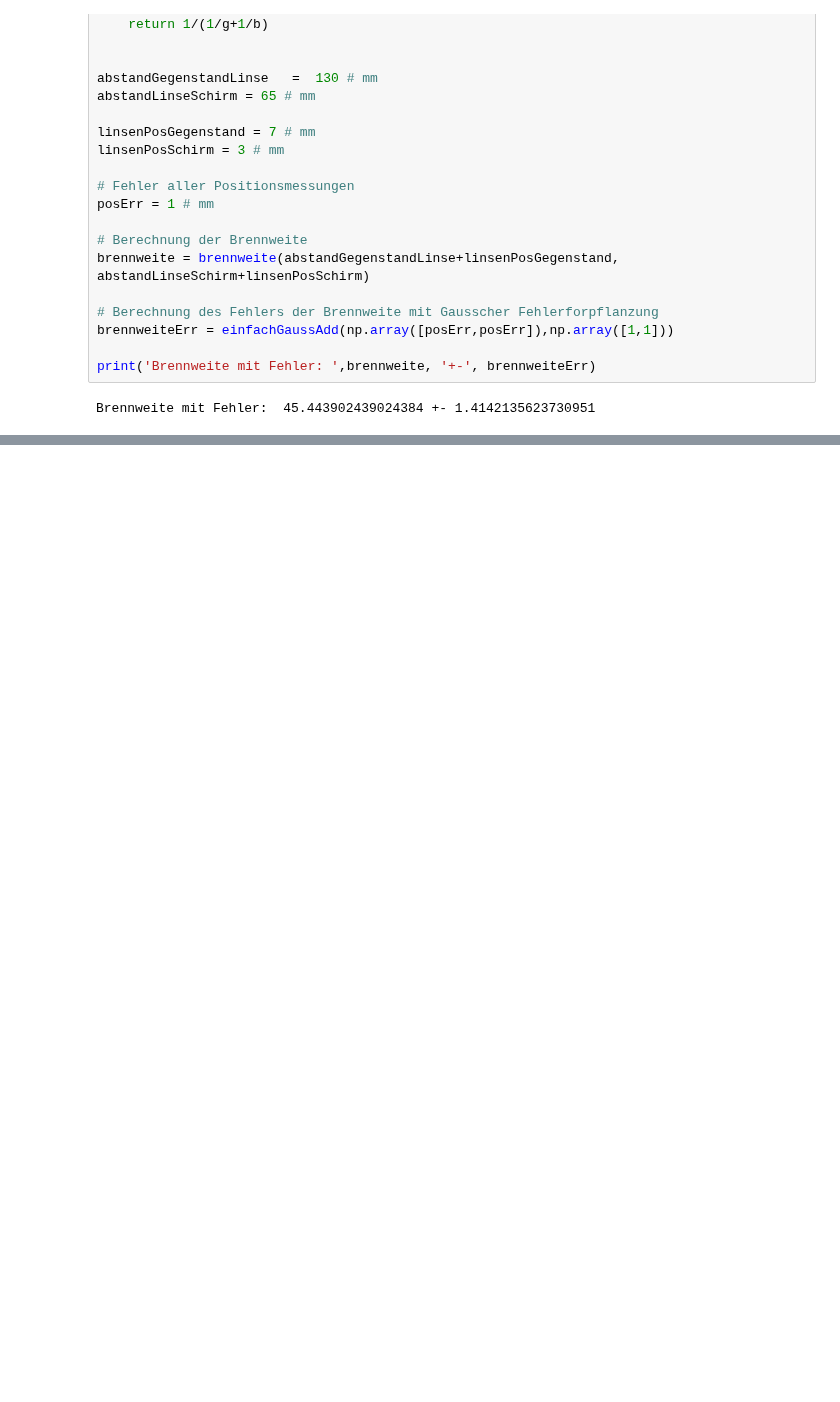
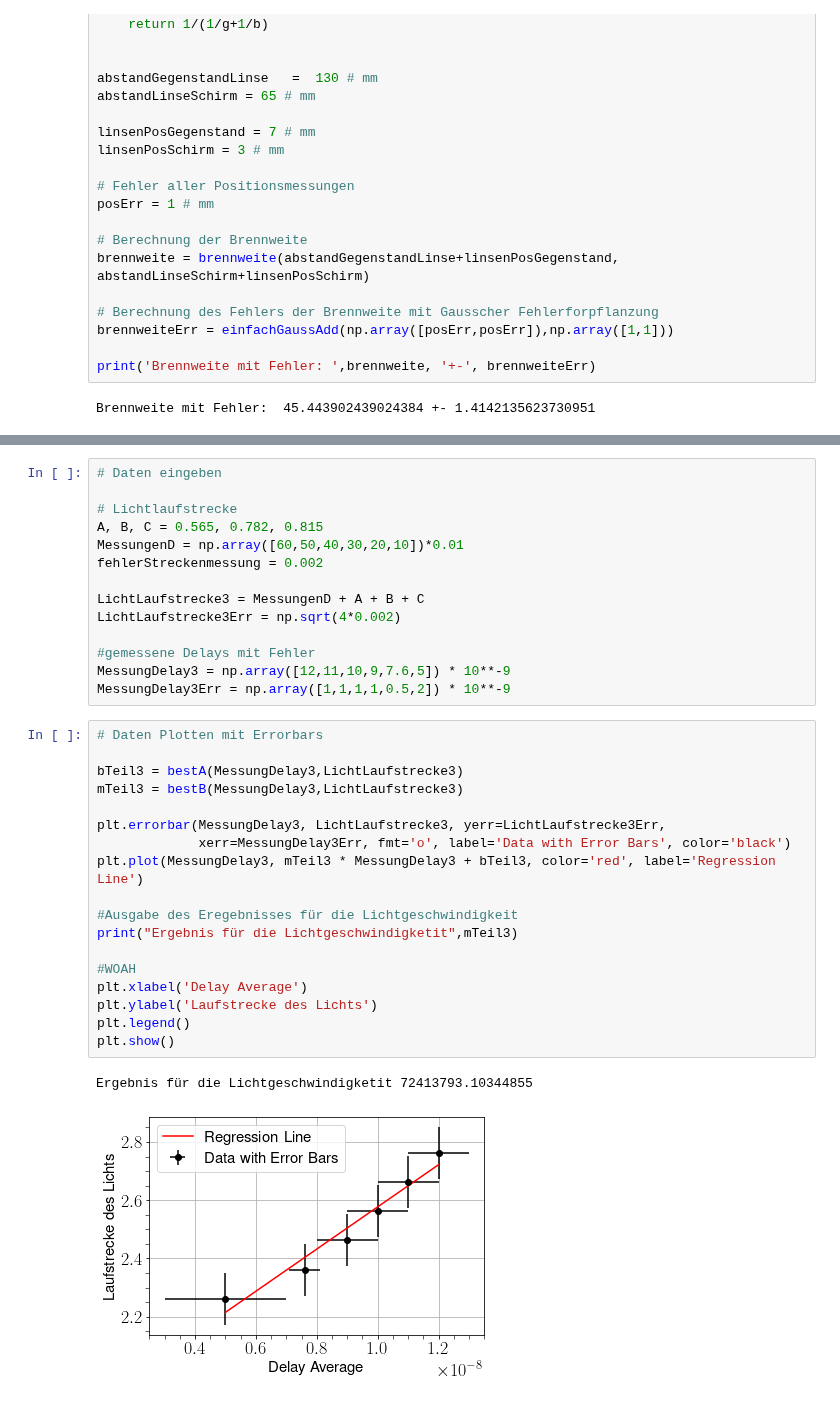
Before and after one commit to MayerPablo/FP, a Jupyter notebook: Lichtlaufzeiten/Lichtlaufzeiten.ipynb, the cells around one changed output, grey strips where cells are left out. Saved outputs shown, nothing was run; the diff lists cells and outputs as text; blank space fills up the shorter version.

```diff
--- a/Lichtlaufzeiten/Lichtlaufzeiten.ipynb
+++ b/Lichtlaufzeiten/Lichtlaufzeiten.ipynb
@@ -655,0 +289,35 @@ Verdet hell in arcmin/Oe 0.0646285120043505 pm 0.005389601222418415
+# %%
+# Daten eingeben
+
+# Lichtlaufstrecke
+A, B, C = 0.565, 0.782, 0.815
+MessungenD = np.array([60,50,40,30,20,10])*0.01
+fehlerStreckenmessung = 0.002
+
+LichtLaufstrecke3 = MessungenD + A + B + C
+LichtLaufstrecke3Err = np.sqrt(4*0.002)
+
+#gemessene Delays mit Fehler
+MessungDelay3 = np.array([12,11,10,9,7.6,5]) * 10**-9
+MessungDelay3Err = np.array([1,1,1,1,0.5,2]) * 10**-9
+# %%
+# Daten Plotten mit Errorbars
+
+bTeil3 = bestA(MessungDelay3,LichtLaufstrecke3)
+mTeil3 = bestB(MessungDelay3,LichtLaufstrecke3)
+
+plt.errorbar(MessungDelay3, LichtLaufstrecke3, yerr=LichtLaufstrecke3Err,
+             xerr=MessungDelay3Err, fmt='o', label='Data with Error Bars', color='black')
+plt.plot(MessungDelay3, mTeil3 * MessungDelay3 + bTeil3, color='red', label='Regression Line')
+
+#Ausgabe des Eregebnisses für die Lichtgeschwindigkeit
+print("Ergebnis für die Lichtgeschwindigketit",mTeil3)
+
+#WOAH
+plt.xlabel('Delay Average')
+plt.ylabel('Laufstrecke des Lichts')
+plt.legend()
+plt.show()
+# %% [output]
+Ergebnis für die Lichtgeschwindigketit 72413793.10344855
+[figure, added]
```
Also changed, not shown: parts of 38 cells of this notebook.
